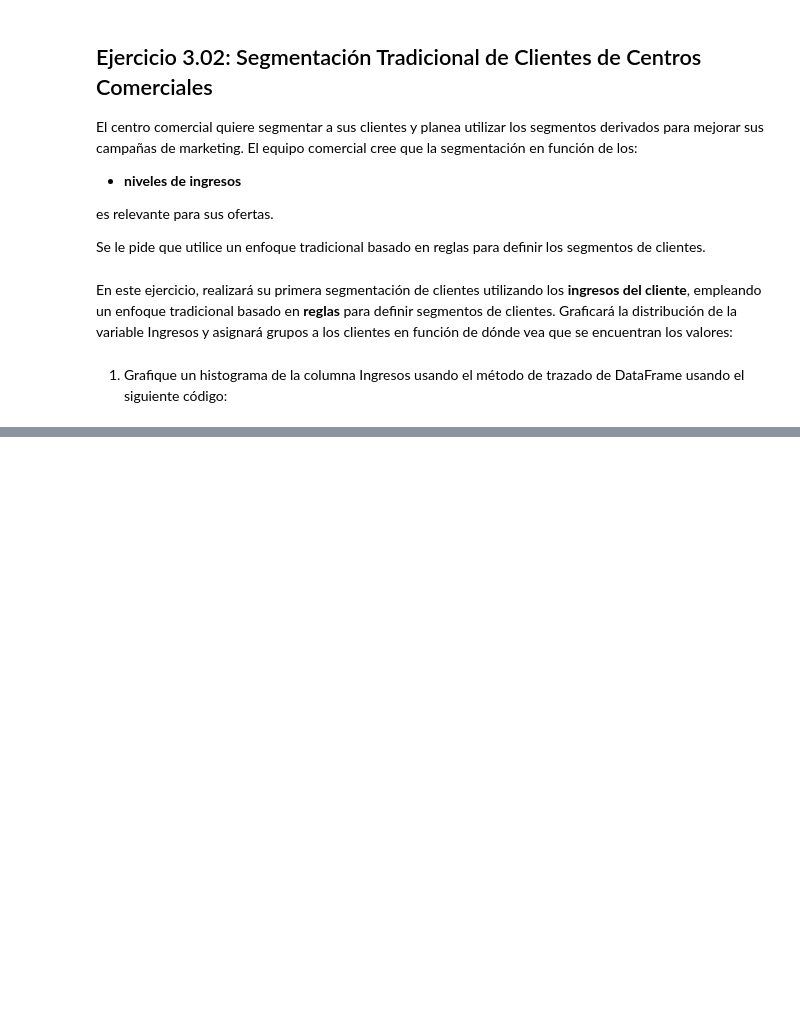
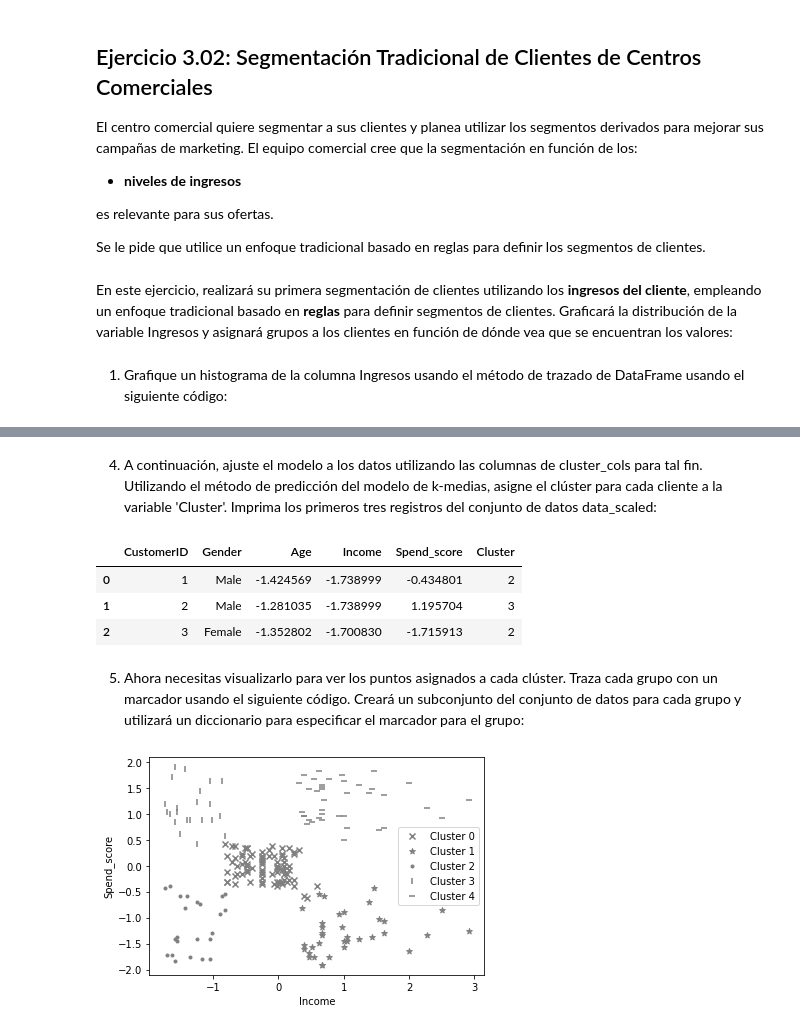
Before and after one commit to limspiga/customer-analytics, a Jupyter notebook: week-2a/customer_analytics_week_2a.ipynb, the cells around one changed output, grey strips where cells are left out. Cells and saved outputs as stored; diff of their text form; code cells hidden in the pictures; blank space fills up the shorter version.

```diff
--- a/week-2a/customer_analytics_week_2a.ipynb
+++ b/week-2a/customer_analytics_week_2a.ipynb
@@ -136,0 +455,3 @@ NameError: ignored
+# %%
+cluster_cols = ['Income', 'Spend_score']
+data_scaled[cluster_cols].head(3)
@@ -136,0 +481,26 @@ NameError: ignored
+# %% [markdown]
+4. A continuación, ajuste el modelo a los datos utilizando las columnas de cluster_cols para tal fin. Utilizando el método de predicción del modelo de k-medias, asigne el clúster para cada cliente a la variable 'Cluster'. Imprima los primeros tres registros del conjunto de datos data_scaled:
+# %%
+model.fit(data_scaled[cluster_cols])
+data_scaled['Cluster'] = model.predict(data_scaled[cluster_cols])
+data_scaled.head(3)
+# %% [output]
+|  | CustomerID | Gender | Age | Income | Spend_score | Cluster |
+| 0 | 1 | Male | -1.424569 | -1.738999 | -0.434801 | 2 |
+| 1 | 2 | Male | -1.281035 | -1.738999 | 1.195704 | 3 |
+| 2 | 3 | Female | -1.352802 | -1.700830 | -1.715913 | 2 |
+# %% [markdown]
+5. Ahora necesitas visualizarlo para ver los puntos asignados a cada clúster. Traza cada grupo con un marcador usando el siguiente código. Creará un subconjunto del conjunto de datos para cada grupo y utilizará un diccionario para especificar el marcador para el grupo:
+# %%
+markers = ['x', '*', '.', '|', '_']
+for clust in range(5):
+    temp = data_scaled[data_scaled.Cluster == clust]
+    plt.scatter(temp.Income, temp.Spend_score, marker=markers[clust],
+                color = 'gray',
+                label="Cluster " + str(clust))
+plt.xlabel('Income')
+plt.ylabel('Spend_score')
+plt.legend()
+plt.show()
+# %% [output]
+[figure, added]
```
Also changed, not shown: parts of 133 cells of this notebook, 7 other files.
